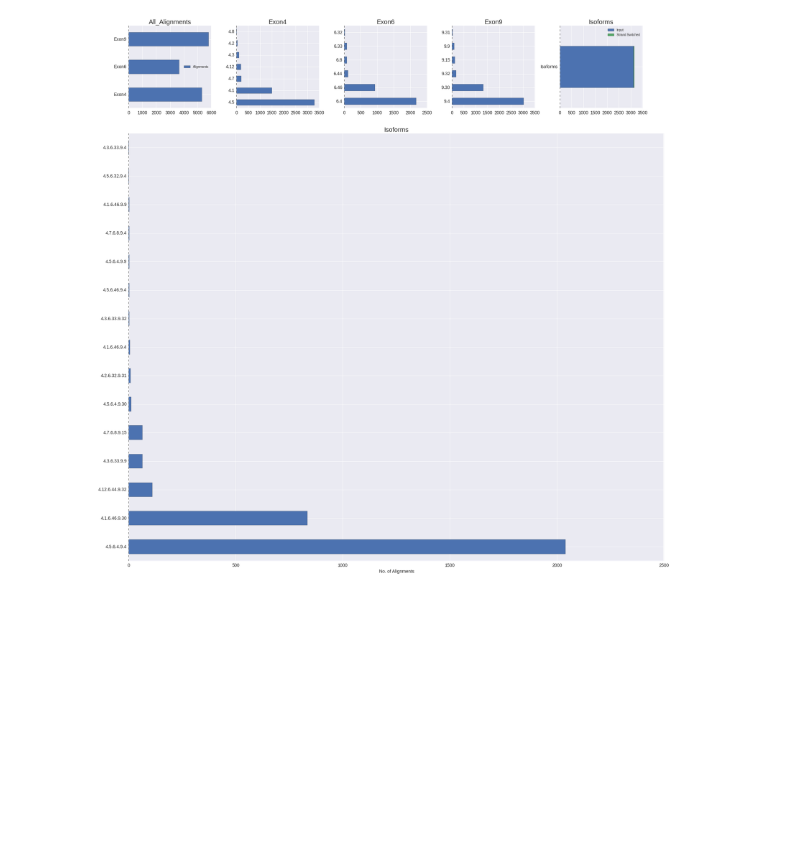
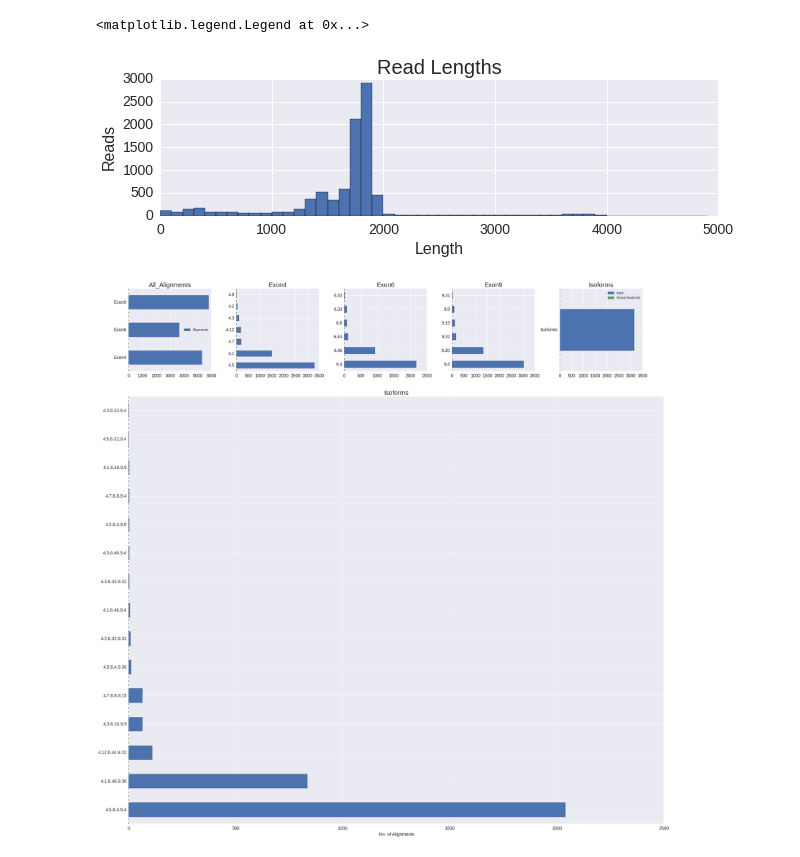
Before and after one commit to mohanbolisetty/dscam_nanopore, a Jupyter notebook: Data/spikeins_analysis_021215.ipynb, the cells around one changed output. Drawn from its saved outputs; the diff is of its cells as text; code cells hidden in the pictures; blank space fills up the shorter version.

```diff
--- a/Data/spikeins_analysis_021215.ipynb
+++ b/Data/spikeins_analysis_021215.ipynb
@@ -186,0 +290,13 @@ ss
+# %%
+matplotlib.rcParams['figure.figsize'] = (10.0, 5.0)
+figure=plt.figure()
+ax=plt.subplot2grid((10,5),(0,0),colspan=6,rowspan=5)
+reads.plot(kind='hist',bins=np.arange(0,5000,100),ax=ax)
+ax.set_title('Read Lengths', fontsize=20)
+ax.tick_params(axis='both', which='major', labelsize=14)
+ax.set_ylabel('Reads',fontsize=16)
+ax.set_xlabel('Length',fontsize=16)
+ax.legend([])
+# %% [output]
+<matplotlib.legend.Legend at 0x...>
+[figure, added]
```
Also changed, not shown: parts of 45 cells of this notebook, 3 other files.
